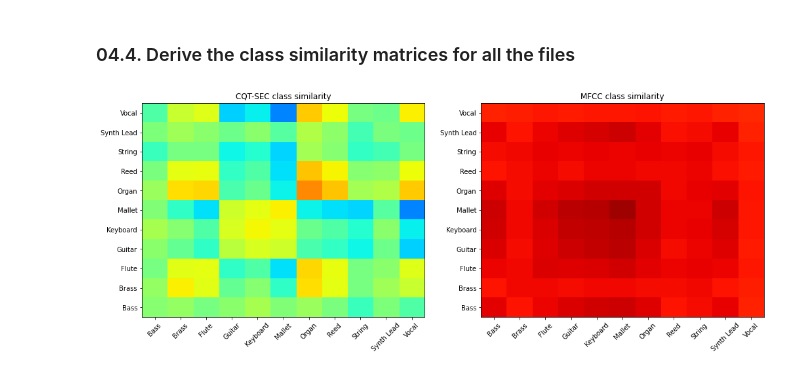
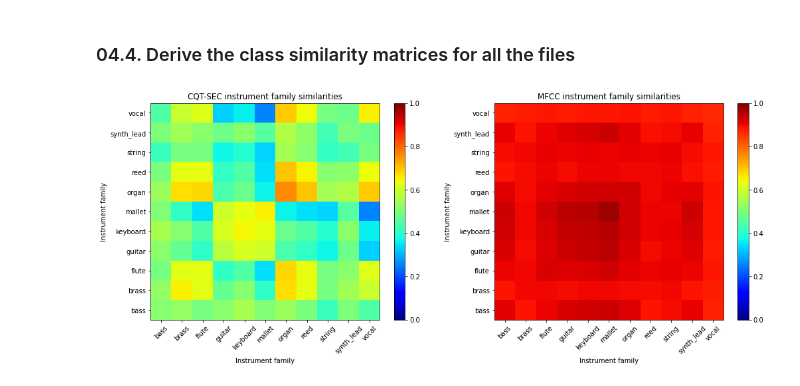
Before and after one commit to zafarrafii/CQHC-Python, a Jupyter notebook: CQT-SEC-Python.ipynb, the cells around one changed output. Drawn from its saved outputs; the diff is of its cells as text; code cells hidden in the pictures.

```diff
--- a/CQT-SEC-Python.ipynb
+++ b/CQT-SEC-Python.ipynb
@@ -2110,86 +2112,96 @@ cqtsec_similarity = audio_dict['cqt-sec']
 mfcc_similarity = audio_dict['mfcc']
 
 # Display the instrument similarity matrices
-class_names = ['Bass', 'Brass', 'Flute', 'Guitar', 'Keyboard', 'Mallet', 'Organ', 'Reed', 'String', 'Synth Lead', 'Vocal']
+class_names = ['bass', 'brass', 'flute', 'guitar', 'keyboard', 'mallet', 'organ', 'reed', 'string', 'synth_lead', 'vocal']
+number_classes = len(class_names)
 plt.figure(figsize=(17, 6))
 plt.subplot(1, 2, 1)
 plt.imshow(cqtsec_similarity, cmap="jet", aspect="auto", vmin=0, vmax=1, origin="lower")
+plt.colorbar()
 plt.xticks(np.arange(number_classes), class_names, rotation=45)
 plt.yticks(np.arange(number_classes), class_names)
-plt.title('CQT-SEC class similarity')
+plt.title('CQT-SEC instrument family similarities')
+plt.xlabel('Instrument family')
+plt.ylabel('Instrument family')
 plt.subplot(1, 2, 2)
 plt.imshow(mfcc_similarity, cmap="jet", aspect="auto", vmin=0, vmax=1, origin="lower")
+plt.colorbar()
 plt.xticks(np.arange(number_classes), class_names, rotation=45)
 plt.yticks(np.arange(number_classes), class_names)
-plt.title('MFCC class similarity')
+plt.title('MFCC instrument family similarities')
+plt.xlabel('Instrument family')
+plt.ylabel('Instrument family')
 plt.show()
 
 
 # Compute the self and cross-similarities for the CQT-SECs and the MFCCs
 cqtsec_selfsimilarity = np.diag(cqtsec_similarity)
 cqtsec_crosssimilarity = cqtsec_similarity[~np.eye(number_classes, dtype=bool)].reshape(number_classes,-1)
 mfcc_selfsimilarity = np.diag(mfcc_similarity)
 mfcc_crosssimilarity = mfcc_similarity[~np.eye(number_classes, dtype=bool)].reshape(number_classes,-1)
 
 # Display the self-similarities and cross-similarities (with mean and +-std)
 plt.figure(figsize=(17, 6))
 plt.subplot(2, 1, 1)
 plt.errorbar(np.arange(number_classes), np.mean(cqtsec_crosssimilarity, axis=1), \
-             yerr=np.std(cqtsec_crosssimilarity, axis=1), ecolor='y', color='r')
+             yerr=np.std(cqtsec_crosssimilarity, axis=1), ecolor='r', color='r')
 plt.plot(cqtsec_selfsimilarity, color='g')
+plt.autoscale(enable=True, axis='x', tight=True)
 plt.ylim(0, 1)
 plt.grid()
-plt.title('CQT-SEC instrument self-similarities (mean (g)) and cross-similarities (mean (r) and +-std (y))')
-plt.xticks(np.arange(number_classes), [])
+plt.title('CQT-SEC instrument family self-similarities (green) and cross-similarities (mean+-std/red)')
+plt.xticks(np.arange(number_classes), class_names, rotation=45)
 plt.ylabel('Similarity')
 plt.subplot(2, 1, 2)
 plt.errorbar(np.arange(number_classes), np.mean(mfcc_crosssimilarity, axis=1), \
-             yerr=np.std(mfcc_crosssimilarity, axis=1), ecolor='y', color='r')
+             yerr=np.std(mfcc_crosssimilarity, axis=1), ecolor='r', color='r')
 plt.plot(mfcc_selfsimilarity, color='g')
+plt.autoscale(enable=True, axis='x', tight=True)
 plt.ylim(0, 1)
 plt.grid()
-plt.title('MFCC instrument self-similarities (mean (g)) and cross-similarities (mean (r) and +-std (y))')
+plt.title('MFCC instrument family self-similarities (green) and cross-similarities (mean+-std/red)')
 plt.xticks(np.arange(number_classes), class_names, rotation=45)
 plt.ylabel('Similarity')
+plt.tight_layout()
 plt.show()
 
 
-# Compute the class similarity scores ((mean self-similarities + 1-mean cross-similarities)/2)
-cqtsec_scores = (np.diag(cqtsec_similarity)\
-                 +1-(np.sum(cqtsec_similarity, axis=0)-np.diag(cqtsec_similarity))/(number_classes-1))/2
-mfcc_scores = (np.diag(mfcc_similarity)\
-               +1-(np.sum(mfcc_similarity, axis=0)-np.diag(mfcc_similarity))/(number_classes-1))/2
+# # Compute the class similarity scores ((mean self-similarities + 1-mean cross-similarities)/2)
+# cqtsec_scores = (np.diag(cqtsec_similarity)\
+#                  +1-(np.sum(cqtsec_similarity, axis=0)-np.diag(cqtsec_similarity))/(number_classes-1))/2
+# mfcc_scores = (np.diag(mfcc_similarity)\
+#                +1-(np.sum(mfcc_similarity, axis=0)-np.diag(mfcc_similarity))/(number_classes-1))/2
 
-# Display the instrument similarity scores
-plt.figure(figsize=(17, 3))
-plt.plot(cqtsec_scores, label='CQT-SEC')
-plt.plot(mfcc_scores, label='MFCC')
-plt.ylim(0, 1)
-plt.grid()
-plt.xticks(np.arange(number_classes), class_names, rotation=45)
-plt.ylabel('Similarity')
-plt.legend()
-plt.show()
+# # Display the instrument similarity scores
+# plt.figure(figsize=(17, 3))
+# plt.plot(cqtsec_scores, label='CQT-SEC')
+# plt.plot(mfcc_scores, label='MFCC')
+# plt.ylim(0, 1)
+# plt.grid()
+# plt.xticks(np.arange(number_classes), class_names, rotation=45)
+# plt.ylabel('Similarity')
+# plt.legend()
+# plt.show()
 
 
-# Display the distributions for the instrument similarity scores
-plt.figure(figsize=(17, 5))
-plt.subplot(1, 2, 1)
-plt.boxplot([cqtsec_selfsimilarity, np.mean(cqtsec_crosssimilarity, axis=1)])
-plt.ylim(0, 1)
-plt.xticks(np.arange(1, 2+1), ['self-similarity', 'cross-similarity'])
-plt.grid()
-plt.title('CQT-SEC')
-plt.subplot(1, 2, 2)
-plt.boxplot([mfcc_selfsimilarity, np.mean(mfcc_crosssimilarity, axis=1)])
-plt.ylim(0, 1)
-plt.xticks(np.arange(1, 2+1), ['self-similarity', 'cross-similarity'])
-plt.grid()
-plt.title('MFCC')
-plt.show()
+# # Display the distributions for the instrument similarity scores
+# plt.figure(figsize=(17, 5))
+# plt.subplot(1, 2, 1)
+# plt.boxplot([cqtsec_selfsimilarity, np.mean(cqtsec_crosssimilarity, axis=1)])
+# plt.ylim(0, 1)
+# plt.xticks(np.arange(1, 2+1), ['self-similarity', 'cross-similarity'])
+# plt.grid()
+# plt.title('CQT-SEC')
+# plt.subplot(1, 2, 2)
+# plt.boxplot([mfcc_selfsimilarity, np.mean(mfcc_crosssimilarity, axis=1)])
+# plt.ylim(0, 1)
+# plt.xticks(np.arange(1, 2+1), ['self-similarity', 'cross-similarity'])
+# plt.grid()
+# plt.title('MFCC')
+# plt.show()
 
-# Display the overall scores
-print(f'CQT-SEC score: {np.mean(cqtsec_scores)}')
-print(f'MFCC score: {np.mean(mfcc_scores)}')
+# # Display the overall scores
+# print(f'CQT-SEC score: {np.mean(cqtsec_scores)}')
+# print(f'MFCC score: {np.mean(mfcc_scores)}')
 # %% [output]
-[figure, old version]
+[figure, new version]
```
Also changed, not shown: parts of 2 cells of this notebook, 9 other files.
